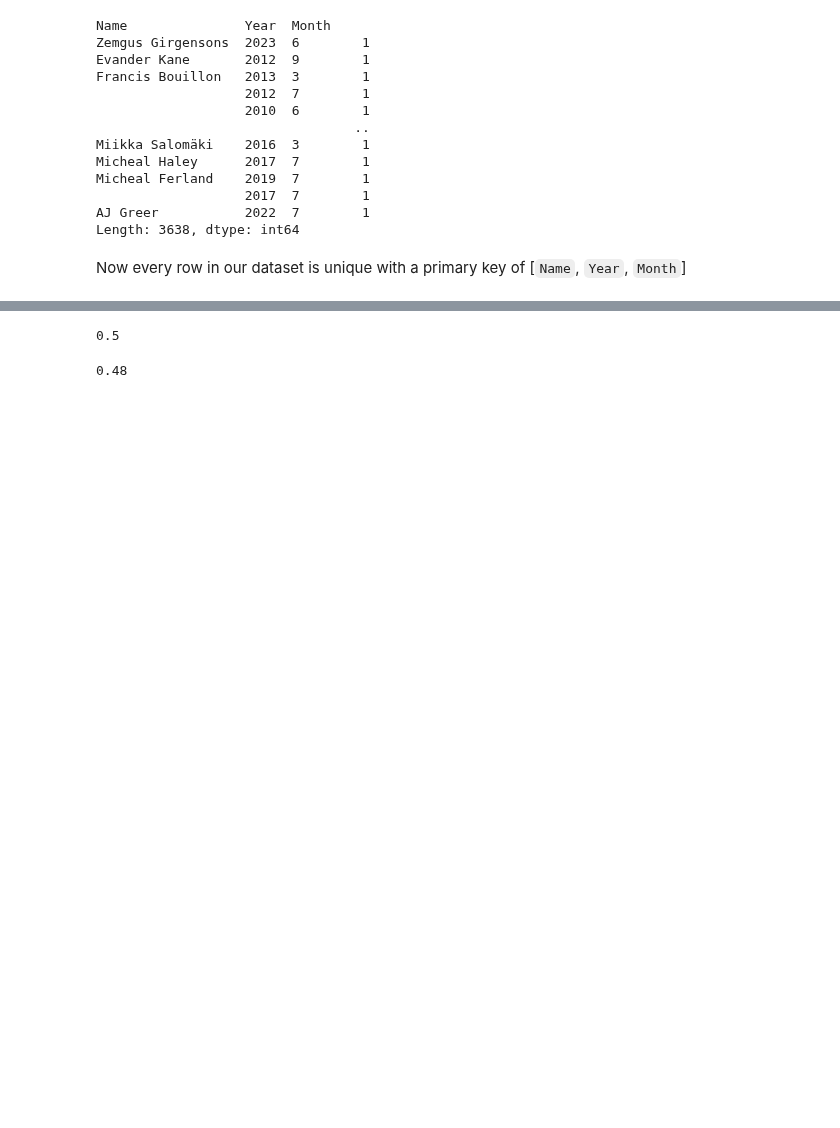
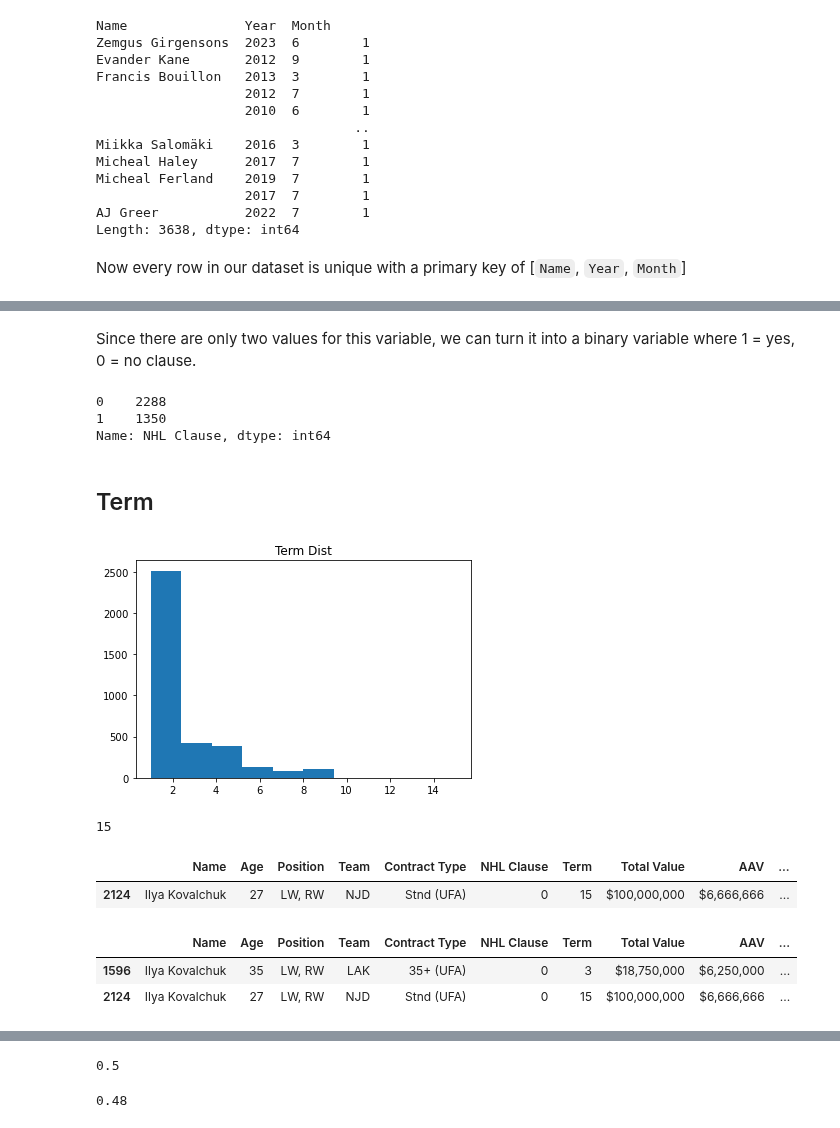
Before and after one commit to lukekerwin/DS-320_Project, a Jupyter notebook: Contract Data/Contracts_Cleaning.ipynb, the cells around one changed output, grey strips where cells are left out. Drawn from its saved outputs; the diff is of its cells as text; code cells hidden in the pictures; blank space fills up the shorter version.

```diff
--- a/Contract Data/Contracts_Cleaning.ipynb
+++ b/Contract Data/Contracts_Cleaning.ipynb
@@ -319,0 +439,4 @@ Now every row in our dataset is unique with a primary key of [`Name`, `Year`, `M
+# %%
+Contracts.drop(columns=['index', 'Contract Start Date'], inplace=True)
+
+Contracts.info()
@@ -319,0 +497,33 @@ Now every row in our dataset is unique with a primary key of [`Name`, `Year`, `M
+# %% [markdown]
+Since there are only two values for this variable, we can turn it into a binary variable where 1 = yes, 0 = no clause.
+# %%
+Contracts['NHL Clause'] = Contracts['NHL Clause'].apply(lambda x: 0 if pd.isna(x) else 1)
+
+Contracts['NHL Clause'].value_counts()
+# %% [output]
+0    2288
+1    1350
+Name: NHL Clause, dtype: int64
+# %% [markdown]
+## Term
+# %%
+plt.hist(Contracts['Term'])
+plt.title('Term Dist')
+plt.show()
+# %% [output]
+[figure, added]
+# %%
+max(Contracts['Term'])
+# %% [output]
+15
+# %%
+Contracts[Contracts['Term'] == 15]
+# %% [output]
+|  | Name | Age | Position | Team | Contract Type | NHL Clause | Term | Total Value | AAV | ... |
+| 2124 | Ilya Kovalchuk | 27 | LW, RW | NJD | Stnd (UFA) | 0 | 15 | $100,000,000 | $6,666,666 | ... |
+# %%
+Contracts[Contracts['Name'] == 'Ilya Kovalchuk']
+# %% [output]
+|  | Name | Age | Position | Team | Contract Type | NHL Clause | Term | Total Value | AAV | ... |
+| 1596 | Ilya Kovalchuk | 35 | LW, RW | LAK | 35+ (UFA) | 0 | 3 | $18,750,000 | $6,250,000 | ... |
+| 2124 | Ilya Kovalchuk | 27 | LW, RW | NJD | Stnd (UFA) | 0 | 15 | $100,000,000 | $6,666,666 | ... |
```
Also changed, not shown: parts of 32 cells of this notebook, 1 other file.
